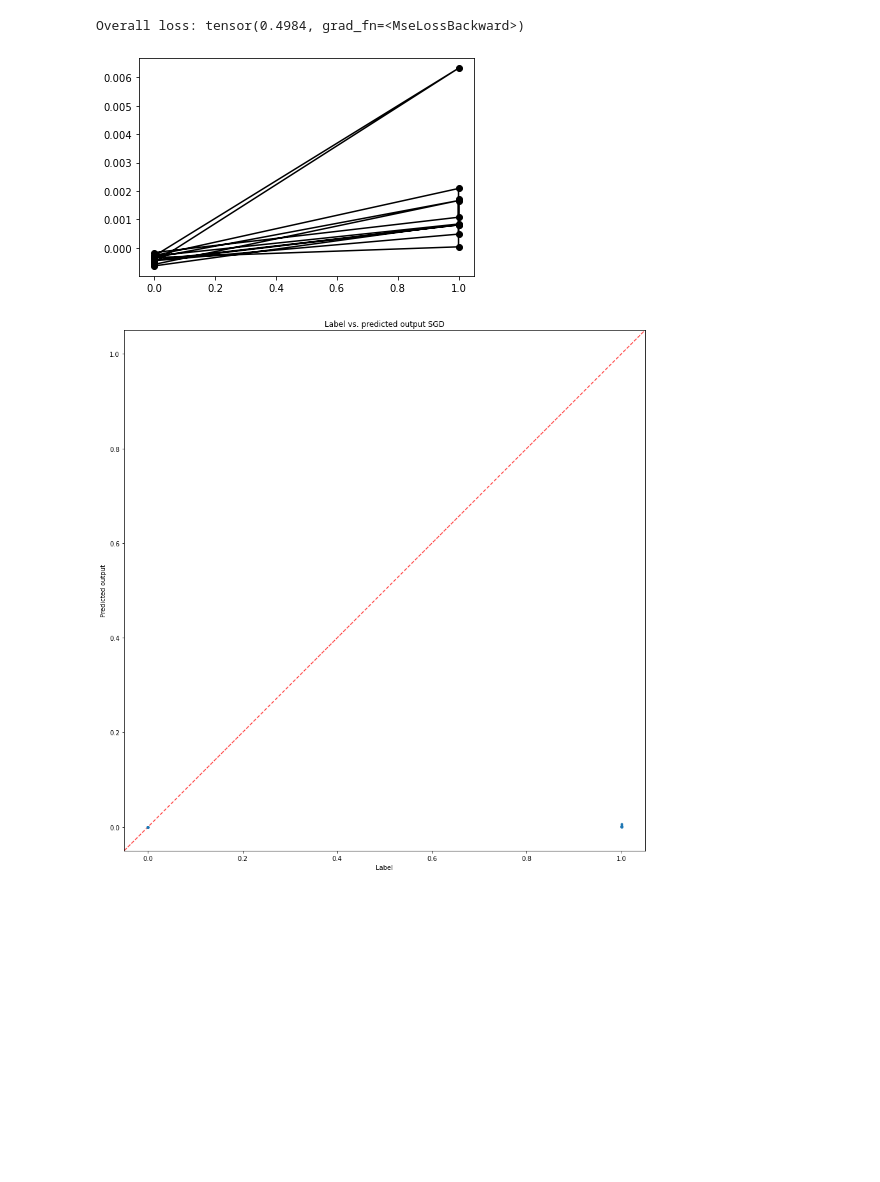
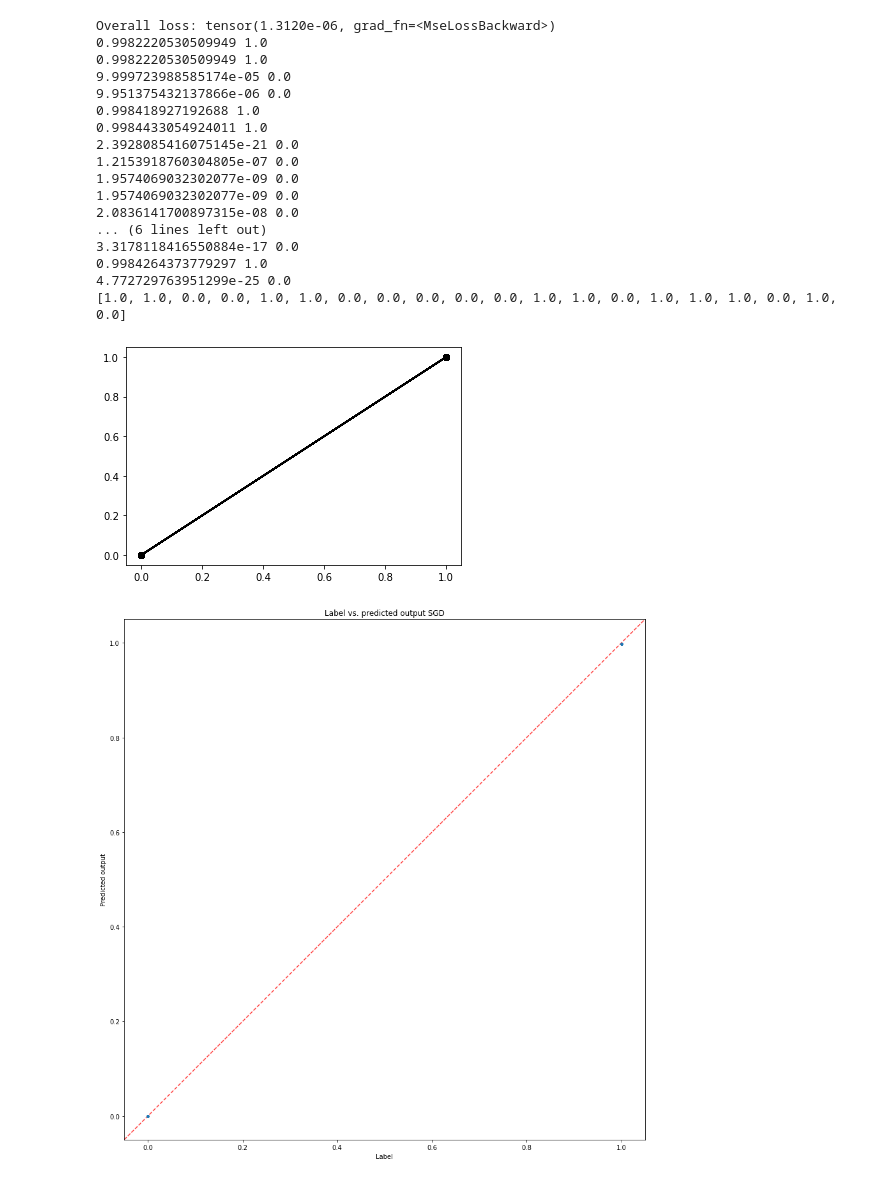
Before and after one commit to cwang506/sgd_loss, a Jupyter notebook: python/sgd_categorical.ipynb, the cells around one changed output. Saved outputs shown, nothing was run; the diff lists cells and outputs as text; code cells hidden in the pictures; blank space fills up the shorter version.

Commit message:
added categorical flag to plotting function

```diff
--- a/python/sgd_categorical.ipynb
+++ b/python/sgd_categorical.ipynb
@@ -92,7 +92,7 @@ else:
     net = Net(d, epochs = 20, loss = BCELoss(reduction="sum"), categorical = True)
 
 if train:
-    usegpu=False
+    usegpu=True
     if torch.cuda.is_available() and usegpu:
         device = torch.device("cuda:0")
         print("Running on GPU")
@@ -100,7 +100,7 @@ if train:
         device = torch.device("cpu")
     net.to(device)
     if sgd:
-        net.train_sgd(X, Y, 10000, lr = 1e-2, usegpu = usegpu)
+        net.train_sgd(X, Y, 50000, lr = 1e-2, usegpu = usegpu)
     else:
         net.train_gd(X, Y, 2000, lr = 1e-3, usegpu = usegpu)
     torch.save(net.state_dict(), model_path)
@@ -134,6 +131,22 @@ epoch: 11\epochLoss =  0.704
 # %%
-check_loss_landscape(model_path, X, Y, sgd=True)
+check_loss_landscape(model_path, X, Y, sgd=True, categorical=True)
 # %% [output]
-Overall loss: tensor(0.4984, grad_fn=<MseLossBackward>)
+Overall loss: tensor(1.3120e-06, grad_fn=<MseLossBackward>)
+0.9982220530509949 1.0
+0.9982220530509949 1.0
+9.999723988585174e-05 0.0
+9.951375432137866e-06 0.0
+0.998418927192688 1.0
+0.9984433054924011 1.0
+2.3928085416075145e-21 0.0
+1.2153918760304805e-07 0.0
+1.9574069032302077e-09 0.0
+1.9574069032302077e-09 0.0
+2.0836141700897315e-08 0.0
+... (6 lines left out)
+3.3178118416550884e-17 0.0
+0.9984264373779297 1.0
+4.772729763951299e-25 0.0
+[1.0, 1.0, 0.0, 0.0, 1.0, 1.0, 0.0, 0.0, 0.0, 0.0, 0.0, 1.0, 1.0, 0.0, 1.0, 1.0, 1.0, 0.0, 1.0, 0.0]
-[figure, old version]
+[figure, new version]
 [figure]
```
Also changed, not shown: parts of 1 cell of this notebook, 1 other file.
